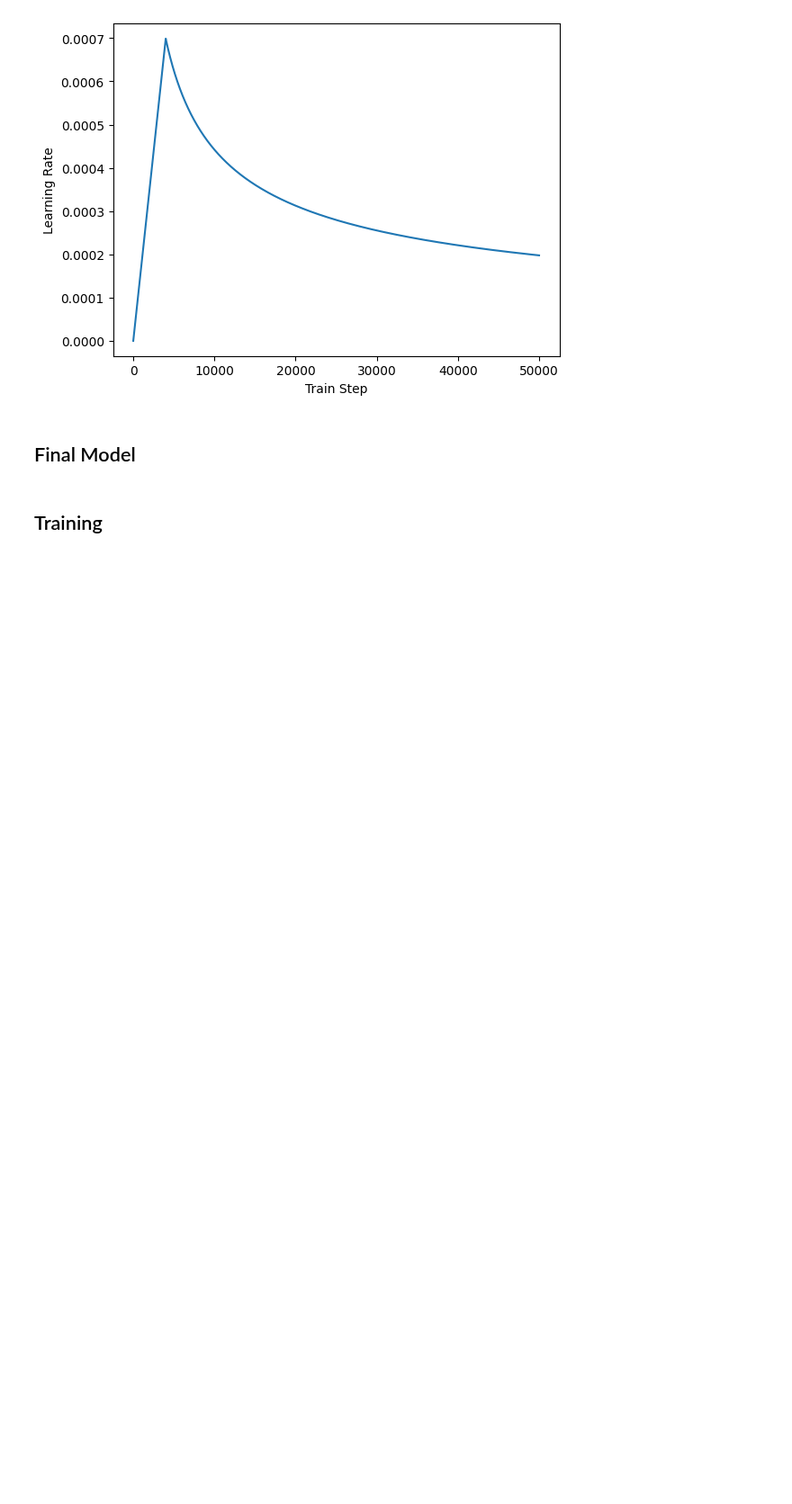
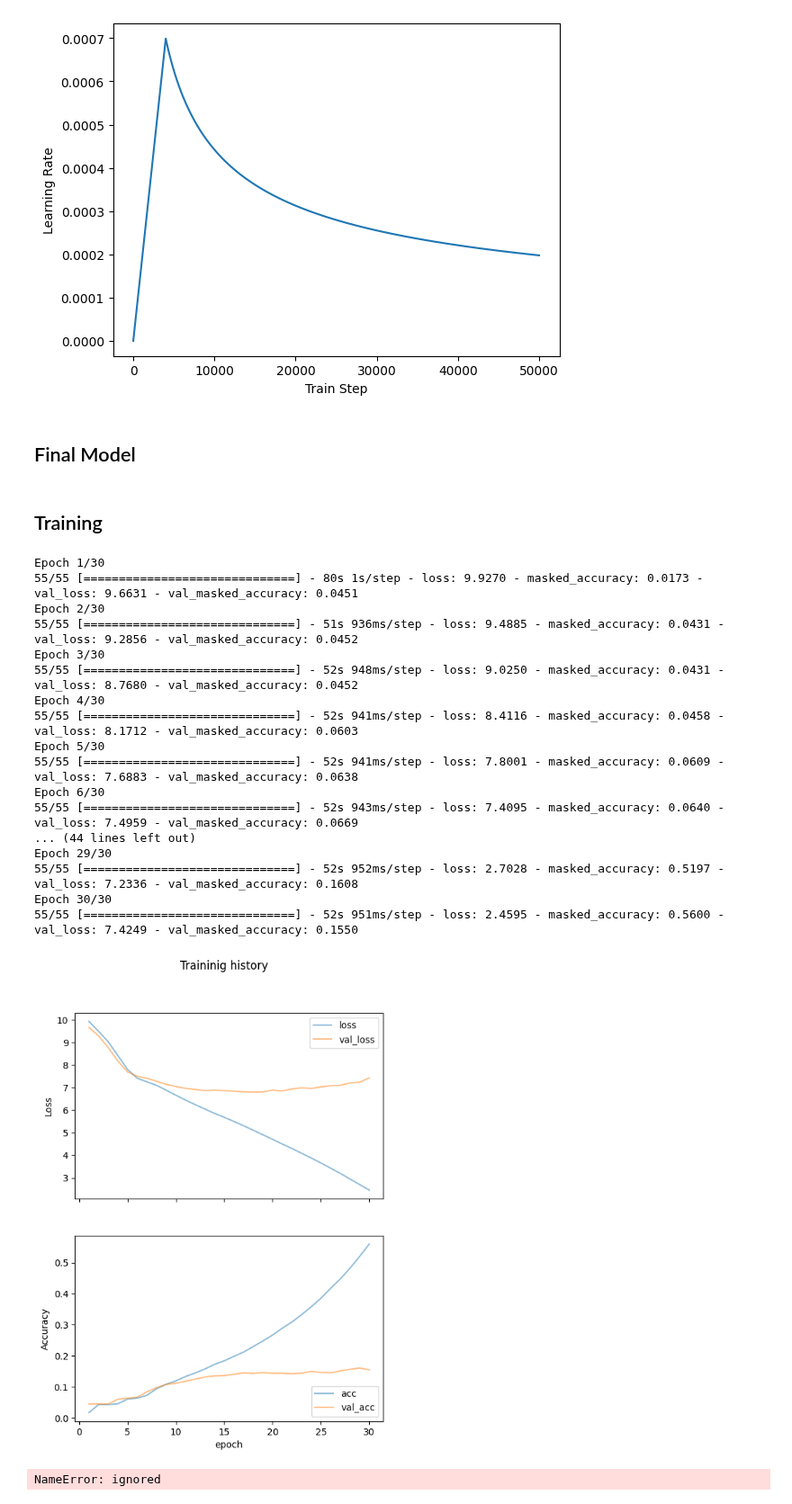
Before and after one commit to sriksmachi/sriksml, a Jupyter notebook: genai/transformers_101_nmt_eng_hin.ipynb, the cells around one changed output. Shown at 90% size. Drawn from its saved outputs; the diff is of its cells as text; code cells hidden in the pictures; blank space fills up the shorter version.

```diff
--- a/genai/transformers_101_nmt_eng_hin.ipynb
+++ b/genai/transformers_101_nmt_eng_hin.ipynb
@@ -764,33 +715,52 @@ model.compile(loss=masked_loss, optimizer=optimizer, metrics=[masked_accuracy])
 # %%
-epochs = 1
+epochs = 30
 history = model.fit(train_ds, epochs=epochs, validation_data=val_ds)
 
 # Plot the loss and accuracy history
 fig, axs = plt.subplots(2, figsize=(6, 8), sharex=True)
 fig.suptitle('Traininig history')
 x = list(range(1, epochs+1))
 axs[0].plot(x, history.history["loss"], alpha=0.5, label="loss")
 axs[0].plot(x, history.history["val_loss"], alpha=0.5, label="val_loss")
 axs[0].set_ylabel("Loss")
 axs[0].legend(loc="upper right")
 axs[1].plot(x, history.history["masked_accuracy"], alpha=0.5, label="acc")
 axs[1].plot(x, history.history["val_masked_accuracy"], alpha=0.5, label="val_acc")
 axs[1].set_ylabel("Accuracy")
 axs[1].set_xlabel("epoch")
 axs[1].legend(loc="lower right")
 plt.show()
+# %% [output]
+Epoch 1/30
+55/55 [==============================] - 80s 1s/step - loss: 9.9270 - masked_accuracy: 0.0173 - val_loss: 9.6631 - val_masked_accuracy: 0.0451
+Epoch 2/30
+55/55 [==============================] - 51s 936ms/step - loss: 9.4885 - masked_accuracy: 0.0431 - val_loss: 9.2856 - val_masked_accuracy: 0.0452
+Epoch 3/30
+55/55 [==============================] - 52s 948ms/step - loss: 9.0250 - masked_accuracy: 0.0431 - val_loss: 8.7680 - val_masked_accuracy: 0.0452
+Epoch 4/30
+55/55 [==============================] - 52s 941ms/step - loss: 8.4116 - masked_accuracy: 0.0458 - val_loss: 8.1712 - val_masked_accuracy: 0.0603
+Epoch 5/30
+55/55 [==============================] - 52s 941ms/step - loss: 7.8001 - masked_accuracy: 0.0609 - val_loss: 7.6883 - val_masked_accuracy: 0.0638
+Epoch 6/30
+55/55 [==============================] - 52s 943ms/step - loss: 7.4095 - masked_accuracy: 0.0640 - val_loss: 7.4959 - val_masked_accuracy: 0.0669
+... (44 lines left out)
+Epoch 29/30
+55/55 [==============================] - 52s 952ms/step - loss: 2.7028 - masked_accuracy: 0.5197 - val_loss: 7.2336 - val_masked_accuracy: 0.1608
+Epoch 30/30
+55/55 [==============================] - 52s 951ms/step - loss: 2.4595 - masked_accuracy: 0.5600 - val_loss: 7.4249 - val_masked_accuracy: 0.1550
+[figure, added]
 # %%
 # training parameters used
 seq_len = 20
 def translate(sentence):
     """Create the translated sentence"""
-    enc_tokens = eng_vec([sentence])
-    lookup = list(hin_vec.get_vocabulary())
+    enc_tokens = eng_vectorizer([sentence])
+    lookup = list(hin_vectorizer.get_vocabulary())
     start_sentinel, end_sentinel = "[start]", "[end]"
     output_sentence = [start_sentinel]
     # generate the translated sentence word by word
     for i in range(seq_len):
-        vector = hin_vec([" ".join(output_sentence)])
+        vector = hin_vectorizer([" ".join(output_sentence)])
         dec_tokens = vector[:, :-1]
         pred = model([enc_tokens, dec_tokens])
         word = lookup[np.argmax(pred[0, i, :])]
@@ -801,10 +771,12 @@ def translate(sentence):
 
 test_count = 5
 for n in range(test_count):
-    english_sentence, Hindi_sentence = random.choice(train_pairs)
+    english_sentence, Hindi_sentence = random.choice(val_tp)
     translated = translate(english_sentence)
     print(f"Test {n}:")
     print(f"{english_sentence}")
     print(f"== {Hindi_sentence}")
     print(f"-> {' '.join(translated)}")
     print()
+# %% [output]
+NameError: ignored
```
Also changed, not shown: parts of 18 cells of this notebook.
